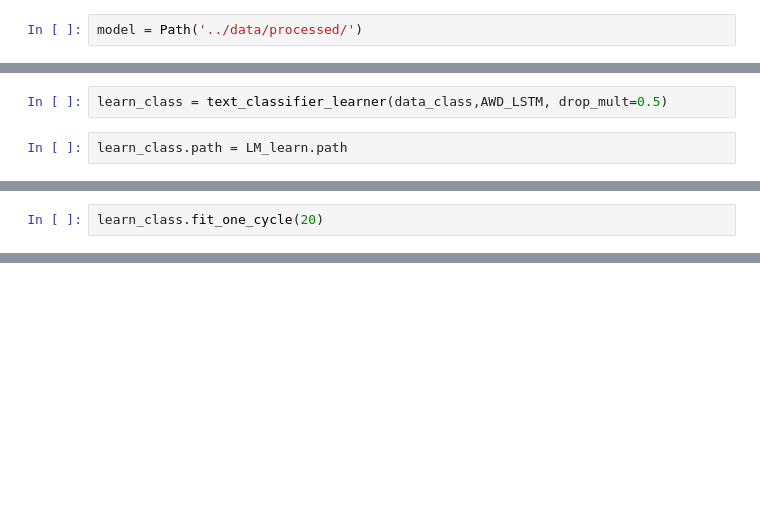
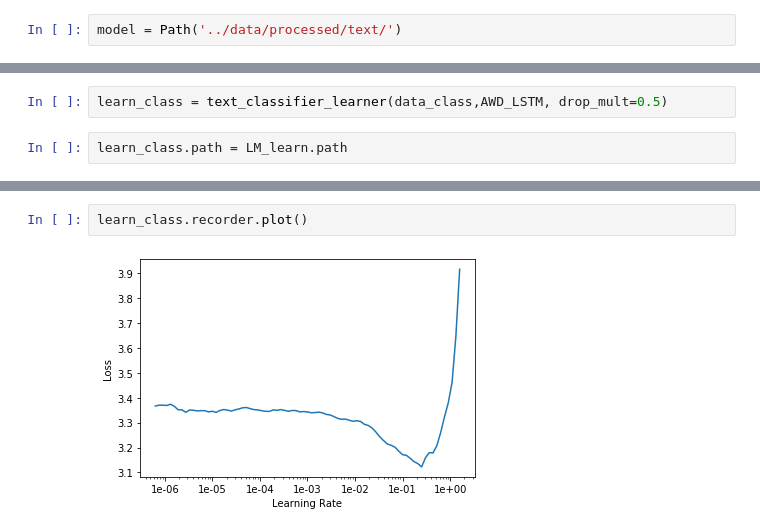
Before and after one commit to davanstrien/Website-Classification, a Jupyter notebook: notebooks/04_nlp.ipynb, the cells around one changed output, grey strips where cells are left out. Drawn from its saved outputs; the diff is of its cells as text; blank space fills up the shorter version.

```diff
--- a/notebooks/04_nlp.ipynb
+++ b/notebooks/04_nlp.ipynb
@@ -89,5 +157,5 @@ LM_learnassification
 # %%
-model = Path('../data/processed/')
+model = Path('../data/processed/text/')
 # %%
 data_class = (TextList.
         from_df(df,path='.',cols=['Title'],processor=SPProcessor.load(model))
@@ -121,5 +189,3 @@ x: TextList
     )
   )
 )], add_time=True, silent=False)
-# %%
-learn_class.fit_one_cycle(20)
@@ -136,0 +199,4 @@ learn_class.fit_one_cycle(20)
+# %%
+learn_class.recorder.plot()
+# %% [output]
+[figure, added]
```
Also changed, not shown: parts of 71 cells of this notebook, 3 other files.
